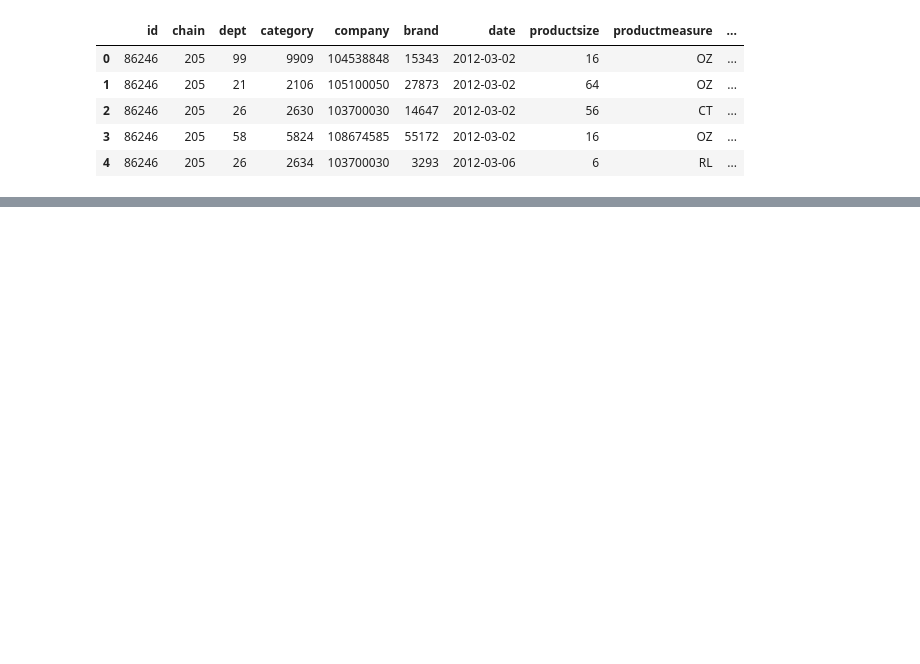
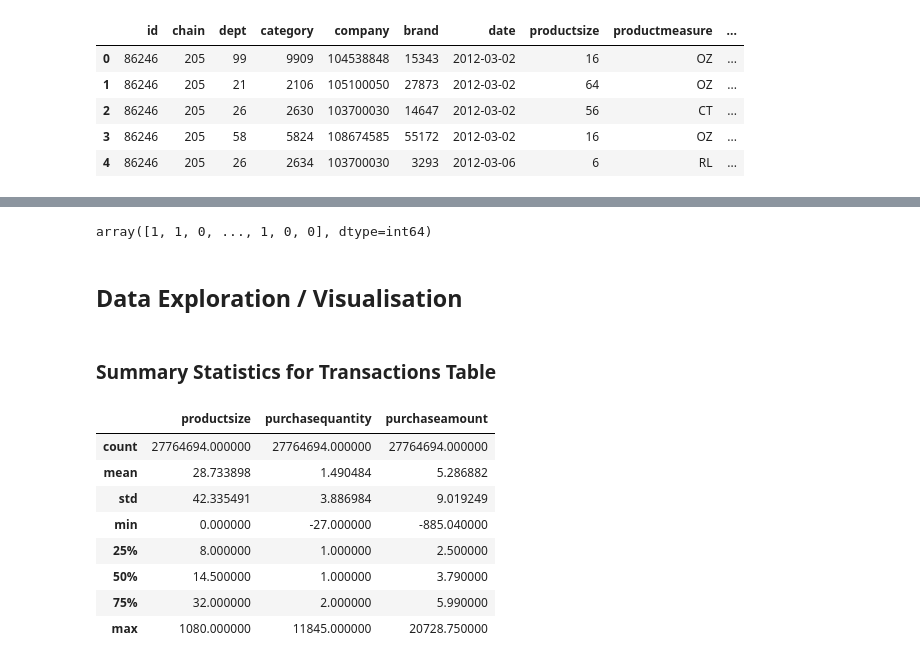
Before and after one commit to JaredChung/CourseProject_GeneralAssembly, a Jupyter notebook: Value_shopping.ipynb, the cells around one changed output, grey strips where cells are left out. Cells and saved outputs as stored; diff of their text form; code cells hidden in the pictures; blank space fills up the shorter version.

```diff
--- a/Value_shopping.ipynb
+++ b/Value_shopping.ipynb
@@ -95,0 +68,23 @@ len(train.chain.unique())
+# %%
+# Transform the labels into binary
+le = LabelEncoder()
+train_Y = le.fit_transform(train_Y)
+train_Y
+# %% [output]
+array([1, 1, 0, ..., 1, 0, 0], dtype=int64)
+# %% [markdown]
+## Data Exploration / Visualisation
+# %% [markdown]
+### Summary Statistics for Transactions Table
+# %%
+transactions[['productsize','purchasequantity','purchaseamount']].describe()
+# %% [output]
+|  | productsize | purchasequantity | purchaseamount |
+| count | 27764694.000000 | 27764694.000000 | 27764694.000000 |
+| mean | 28.733898 | 1.490484 | 5.286882 |
+| std | 42.335491 | 3.886984 | 9.019249 |
+| min | 0.000000 | -27.000000 | -885.040000 |
+| 25% | 8.000000 | 1.000000 | 2.500000 |
+| 50% | 14.500000 | 1.000000 | 3.790000 |
+| 75% | 32.000000 | 2.000000 | 5.990000 |
+| max | 1080.000000 | 11845.000000 | 20728.750000 |
```
Also changed, not shown: parts of 24 cells of this notebook.
